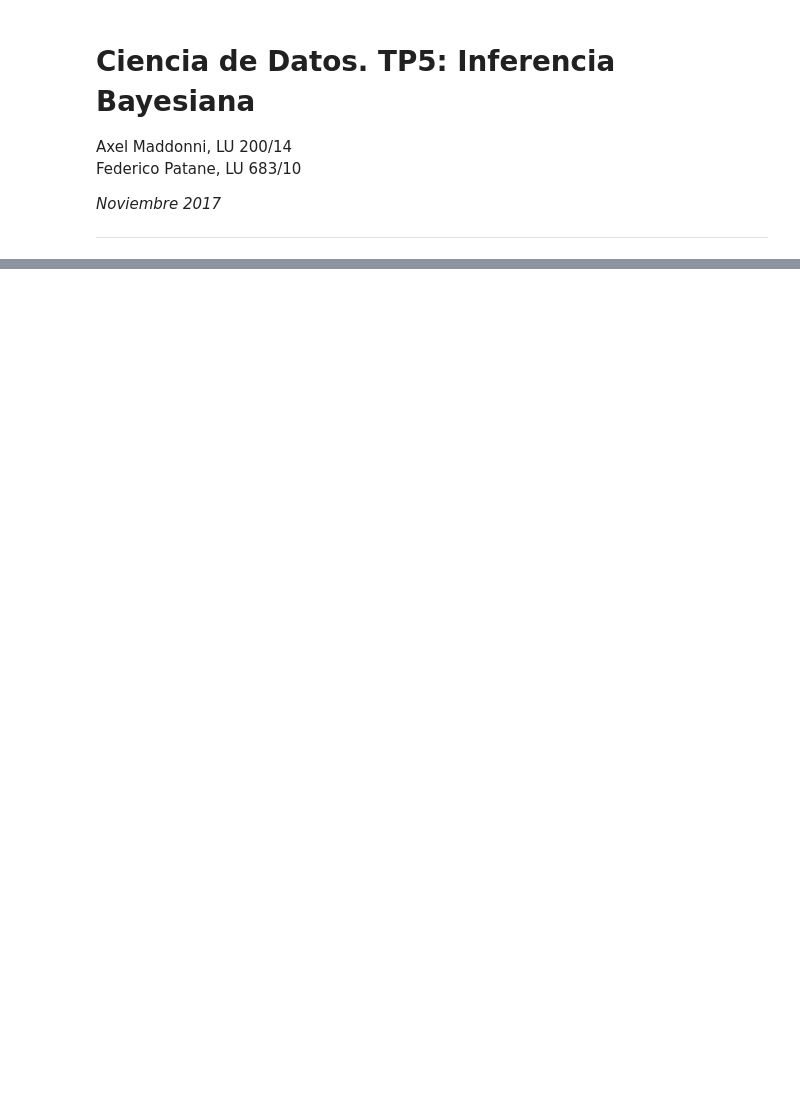
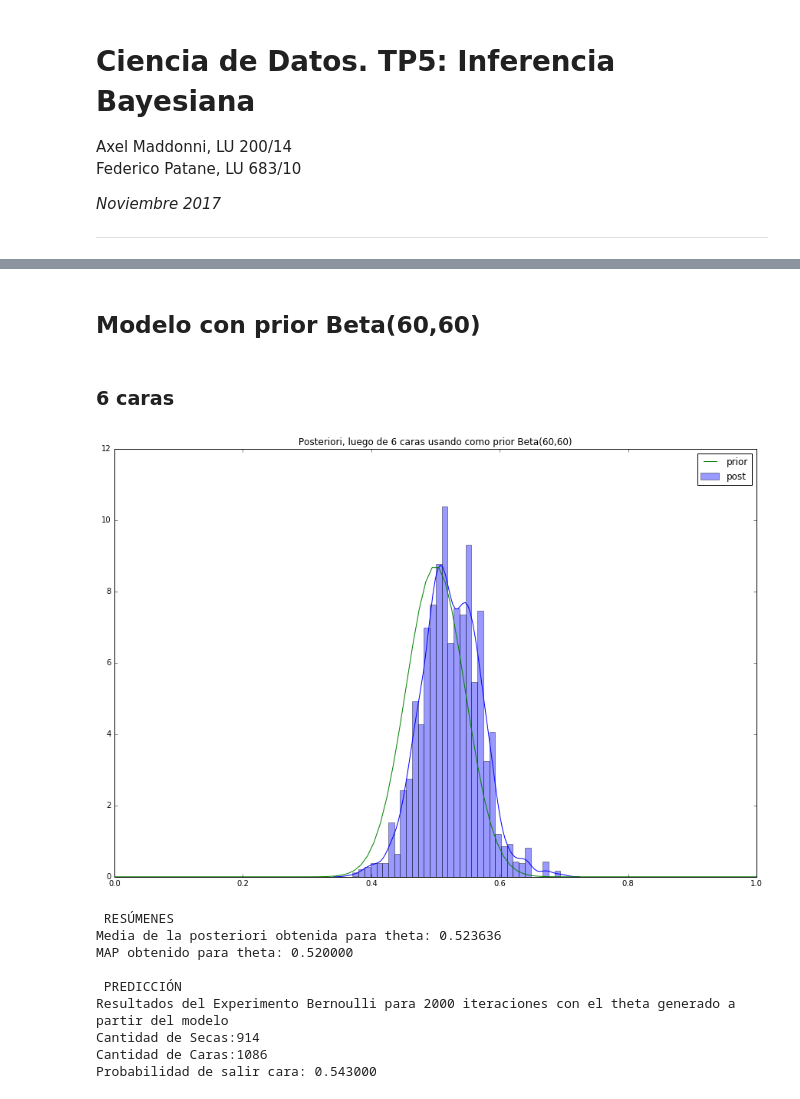
Before and after one commit to axelmaddonni/cienciadatos, a Jupyter notebook: tp5/Informe TP5.ipynb, the cells around one changed output, grey strips where cells are left out. Saved outputs shown, nothing was run; the diff lists cells and outputs as text; code cells hidden in the pictures; blank space fills up the shorter version.

```diff
--- a/tp5/Informe TP5.ipynb
+++ b/tp5/Informe TP5.ipynb
@@ -83,0 +117,17 @@ Prediccion de una nueva tirada:  {'k': array([[15]])}
+# %% [markdown]
+## Modelo con prior Beta(60,60)
+# %% [markdown]
+### 6 caras
+# %%
+test_model(n=6,h=6,alpha=60,beta=60)
+# %% [output]
+[figure, added]
+ RESÚMENES
+Media de la posteriori obtenida para theta: 0.523636
+MAP obtenido para theta: 0.520000
+
+ PREDICCIÓN
+Resultados del Experimento Bernoulli para 2000 iteraciones con el theta generado a partir del modelo
+Cantidad de Secas:914
+Cantidad de Caras:1086
+Probabilidad de salir cara: 0.543000
```
Also changed, not shown: parts of 14 cells of this notebook.
